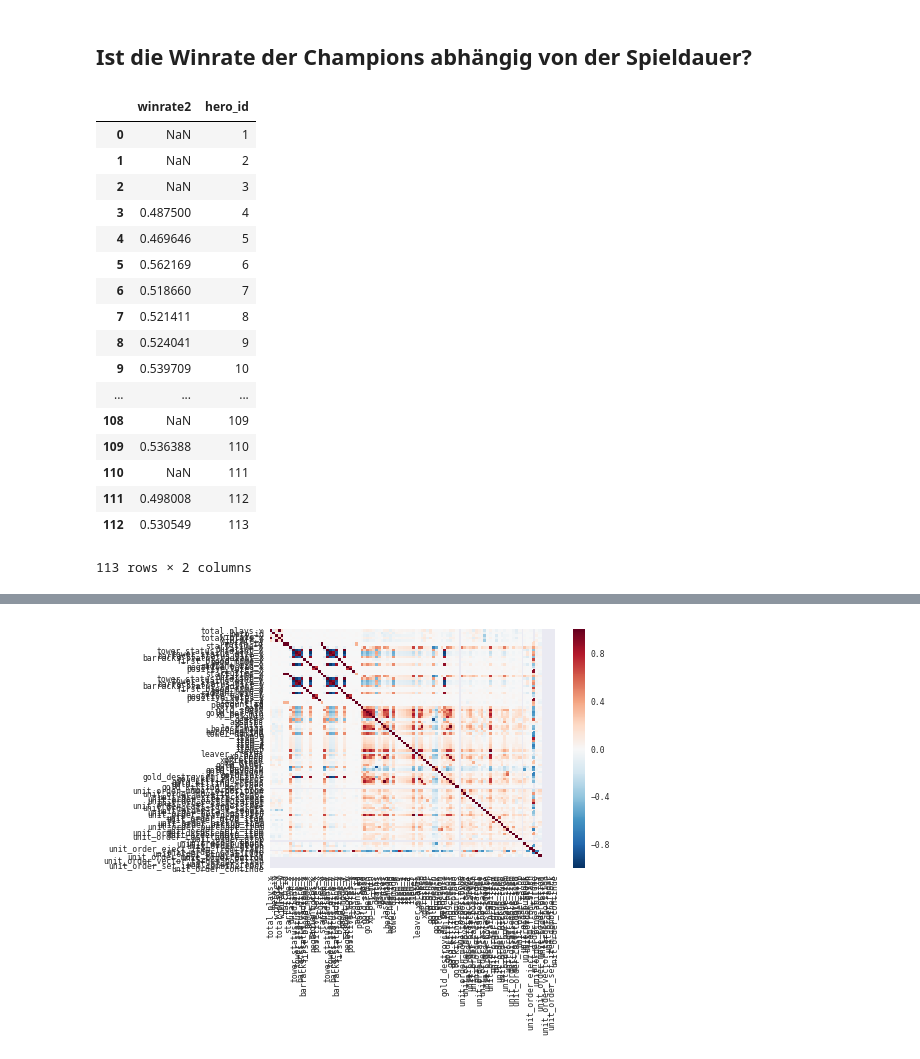
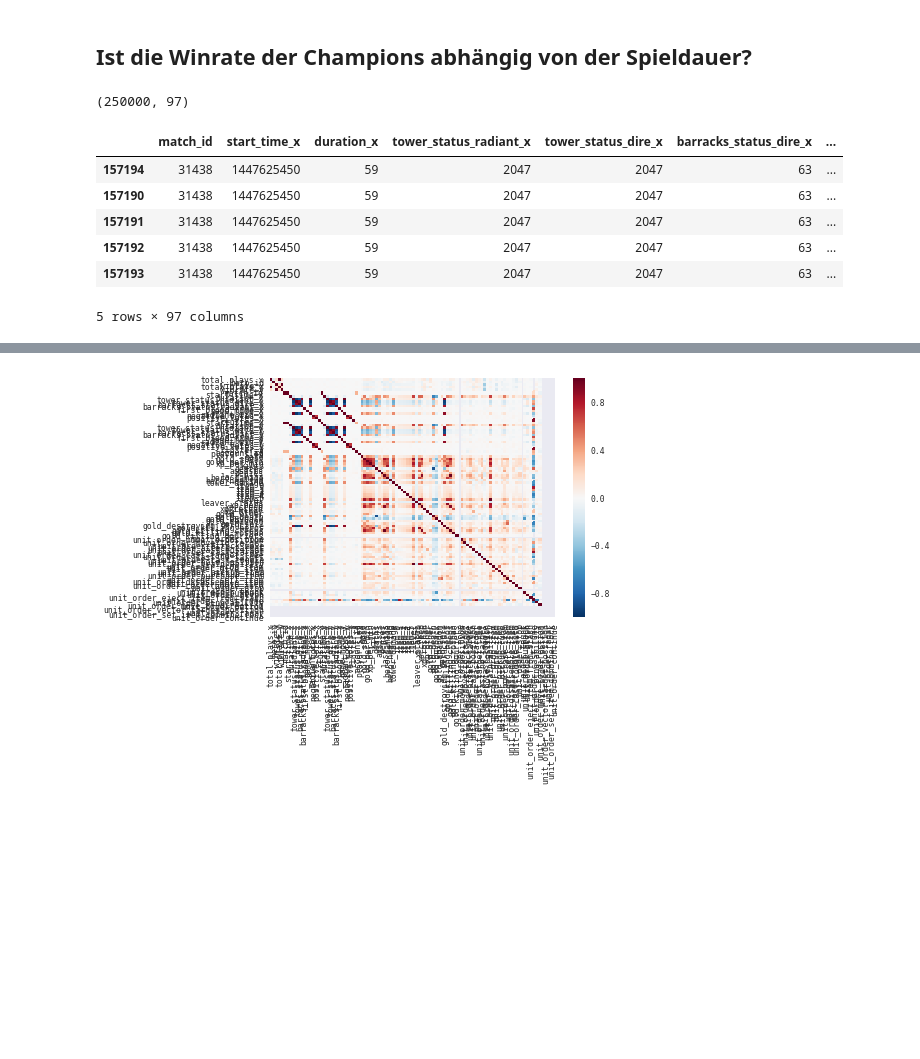
Before and after one commit to agruenth/BDA_SS17, a Jupyter notebook: Aufgabe 4.ipynb, the cells around one changed output, grey strips where cells are left out. Cells and saved outputs as stored; diff of their text form; code cells hidden in the pictures; blank space fills up the shorter version.

```diff
--- a/Aufgabe 4.ipynb
+++ b/Aufgabe 4.ipynb
@@ -321,27 +305,16 @@ df_mph.shape
+# %%
+mat.shape
+# %% [output]
+(250000, 97)
 # %%
 # df_mph nach 'duration_x' aufsteigend sortiert
-df_mph.sort_values(by='duration_x')
+df_mat_sort = mat.sort_values(by='duration_x')
+df_mat_sort.head()
+# %% [output]
+|  | match_id | start_time_x | duration_x | tower_status_radiant_x | tower_status_dire_x | barracks_status_dire_x | ... |
+| 157194 | 31438 | 1447625450 | 59 | 2047 | 2047 | 63 | ... |
+| 157190 | 31438 | 1447625450 | 59 | 2047 | 2047 | 63 | ... |
+| 157191 | 31438 | 1447625450 | 59 | 2047 | 2047 | 63 | ... |
+| 157192 | 31438 | 1447625450 | 59 | 2047 | 2047 | 63 | ... |
+| 157193 | 31438 | 1447625450 | 59 | 2047 | 2047 | 63 | ... |
+5 rows × 97 columns
-# %%
-df_win = pd.DataFrame(mat_new.groupby('hero_id').mean()['radiant_win_x'], index=np.arange(113))
-df_win.columns =["winrate2"]
-df_win["hero_id"] = np.arange(1,114)
-df_win
-# %% [output]
-|  | winrate2 | hero_id |
-| 0 | NaN | 1 |
-| 1 | NaN | 2 |
-| 2 | NaN | 3 |
-| 3 | 0.487500 | 4 |
-| 4 | 0.469646 | 5 |
-| 5 | 0.562169 | 6 |
-| 6 | 0.518660 | 7 |
-| 7 | 0.521411 | 8 |
-| 8 | 0.524041 | 9 |
-| 9 | 0.539709 | 10 |
-| ... | ... | ... |
-| 108 | NaN | 109 |
-| 109 | 0.536388 | 110 |
-| 110 | NaN | 111 |
-| 111 | 0.498008 | 112 |
-| 112 | 0.530549 | 113 |
-113 rows × 2 columns
```
Also changed, not shown: parts of 22 cells of this notebook.
